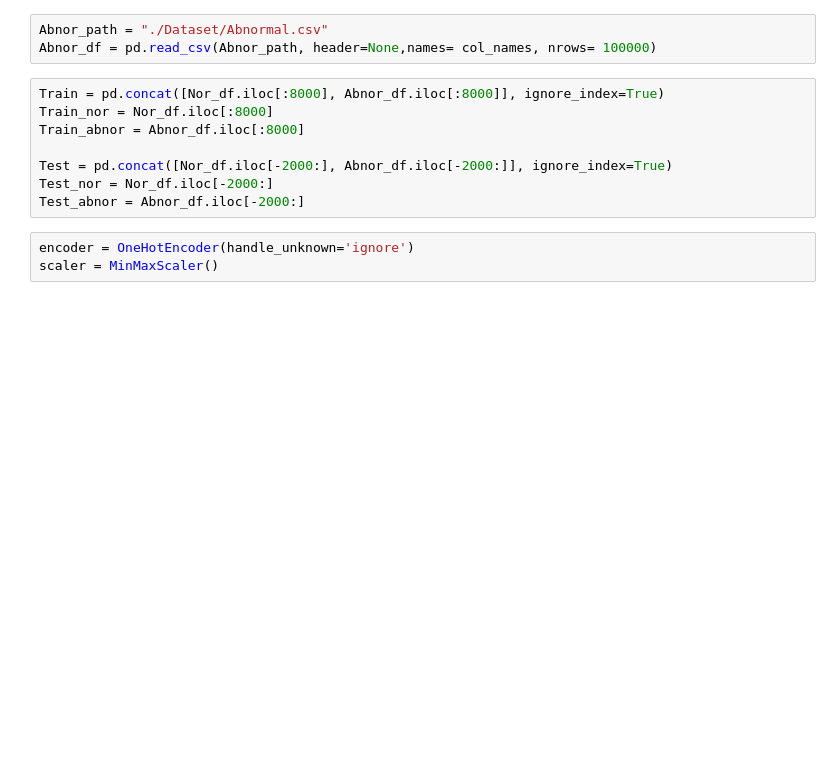
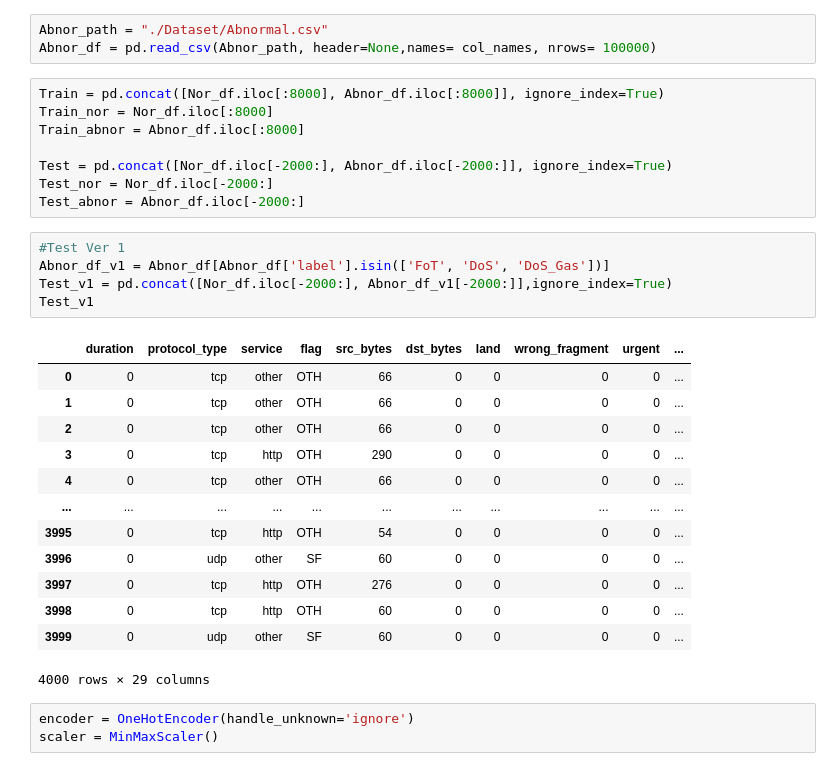
Before and after one commit to DoHaiSon/DAE-MLP, a Jupyter notebook: AE.ipynb, the cells around one changed output. Drawn from its saved outputs; the diff is of its cells as text; blank space fills up the shorter version.

```diff
--- a/AE.ipynb
+++ b/AE.ipynb
@@ -30,6 +30,25 @@ Train_abnor = Abnor_df.iloc[:8000]
 Test = pd.concat([Nor_df.iloc[-2000:], Abnor_df.iloc[-2000:]], ignore_index=True)
 Test_nor = Nor_df.iloc[-2000:]
 Test_abnor = Abnor_df.iloc[-2000:]
+# %%
+#Test Ver 1
+Abnor_df_v1 = Abnor_df[Abnor_df['label'].isin(['FoT', 'DoS', 'DoS_Gas'])]
+Test_v1 = pd.concat([Nor_df.iloc[-2000:], Abnor_df_v1[-2000:]],ignore_index=True)
+Test_v1
+# %% [output]
+|  | duration | protocol_type | service | flag | src_bytes | dst_bytes | land | wrong_fragment | urgent | ... |
+| 0 | 0 | tcp | other | OTH | 66 | 0 | 0 | 0 | 0 | ... |
+| 1 | 0 | tcp | other | OTH | 66 | 0 | 0 | 0 | 0 | ... |
+| 2 | 0 | tcp | other | OTH | 66 | 0 | 0 | 0 | 0 | ... |
+| 3 | 0 | tcp | http | OTH | 290 | 0 | 0 | 0 | 0 | ... |
+| 4 | 0 | tcp | other | OTH | 66 | 0 | 0 | 0 | 0 | ... |
+| ... | ... | ... | ... | ... | ... | ... | ... | ... | ... | ... |
+| 3995 | 0 | tcp | http | OTH | 54 | 0 | 0 | 0 | 0 | ... |
+| 3996 | 0 | udp | other | SF | 60 | 0 | 0 | 0 | 0 | ... |
+| 3997 | 0 | tcp | http | OTH | 276 | 0 | 0 | 0 | 0 | ... |
+| 3998 | 0 | tcp | http | OTH | 60 | 0 | 0 | 0 | 0 | ... |
+| 3999 | 0 | udp | other | SF | 60 | 0 | 0 | 0 | 0 | ... |
+4000 rows × 29 columns
 # %%
 encoder = OneHotEncoder(handle_unknown='ignore')
 scaler = MinMaxScaler()
```
Also changed, not shown: parts of 7 cells of this notebook.
